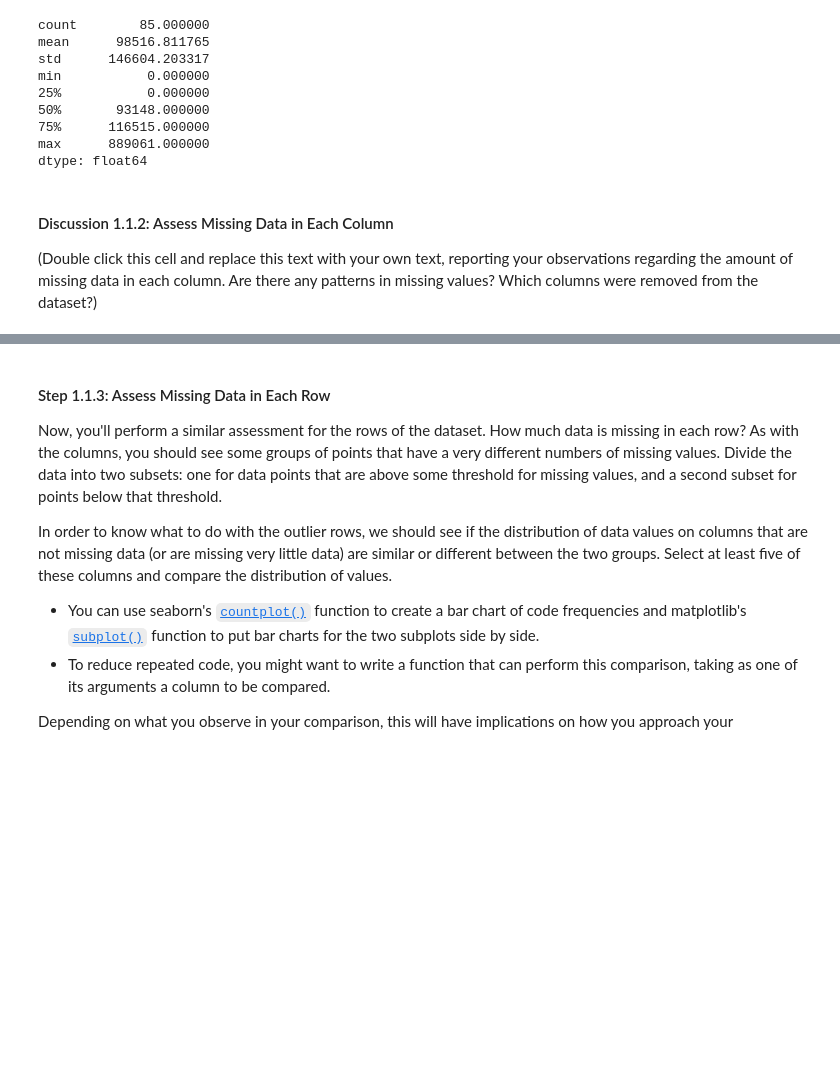
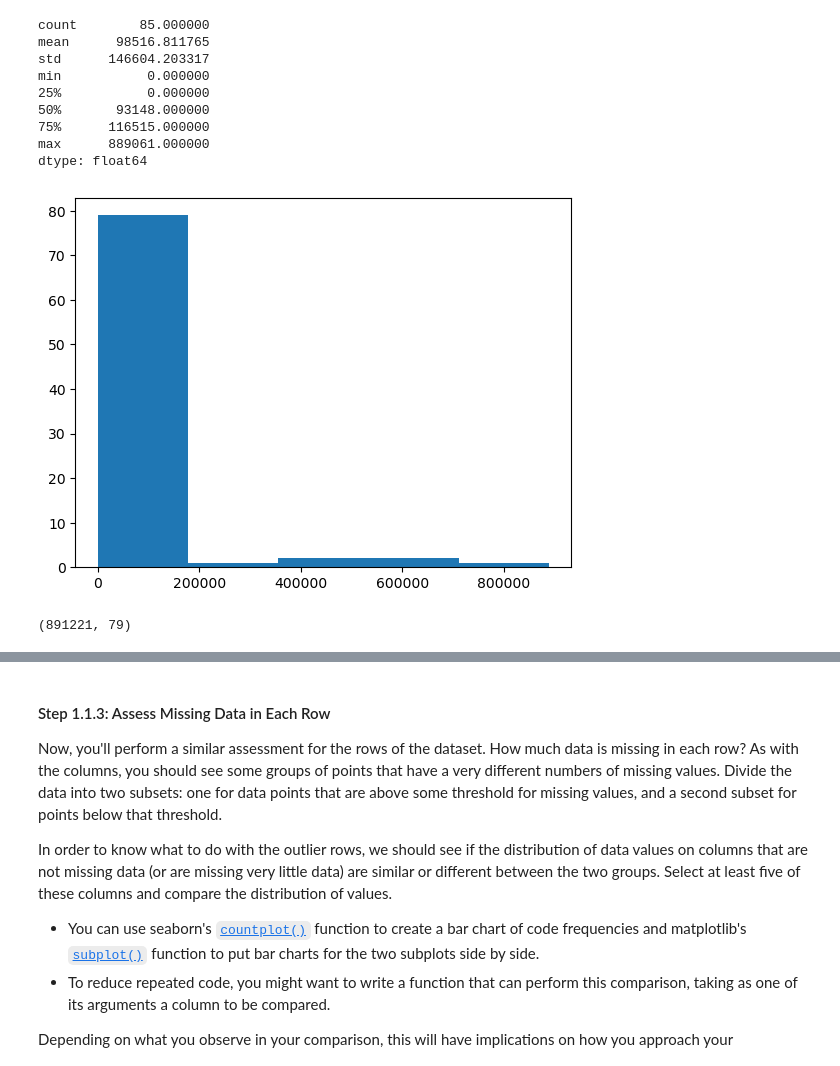
Before and after one commit to ashleydonohoe/identify_customer_segments, a Jupyter notebook: Identify_Customer_Segments.ipynb, the cells around one changed output, grey strips where cells are left out. Drawn from its saved outputs; the diff is of its cells as text; code cells hidden in the pictures; blank space fills up the shorter version.

```diff
--- a/Identify_Customer_Segments.ipynb
+++ b/Identify_Customer_Segments.ipynb
@@ -183,3 +183,6 @@ max      889061.000000
 dtype: float64
 # %%
 # Investigate patterns in the amount of missing data in each column.
+plt.hist(missing_items, bins=5);
+# %% [output]
+[figure, added]
@@ -186,7 +191,8 @@ dtype: float64
 # %%
 # Remove the outlier columns from the dataset. (You'll perform other data
 # engineering tasks such as re-encoding and imputation later.)
+columns_to_filter = more_than_200k.index
+
+general_demographics.drop(columns=columns_to_filter, inplace=True)
+# %% [output]
+(891221, 79)
-# %% [markdown]
-#### Discussion 1.1.2: Assess Missing Data in Each Column
-
-(Double click this cell and replace this text with your own text, reporting your observations regarding the amount of missing data in each column. Are there any patterns in missing values? Which columns were removed from the dataset?)
```
Also changed, not shown: parts of 4 cells of this notebook.
